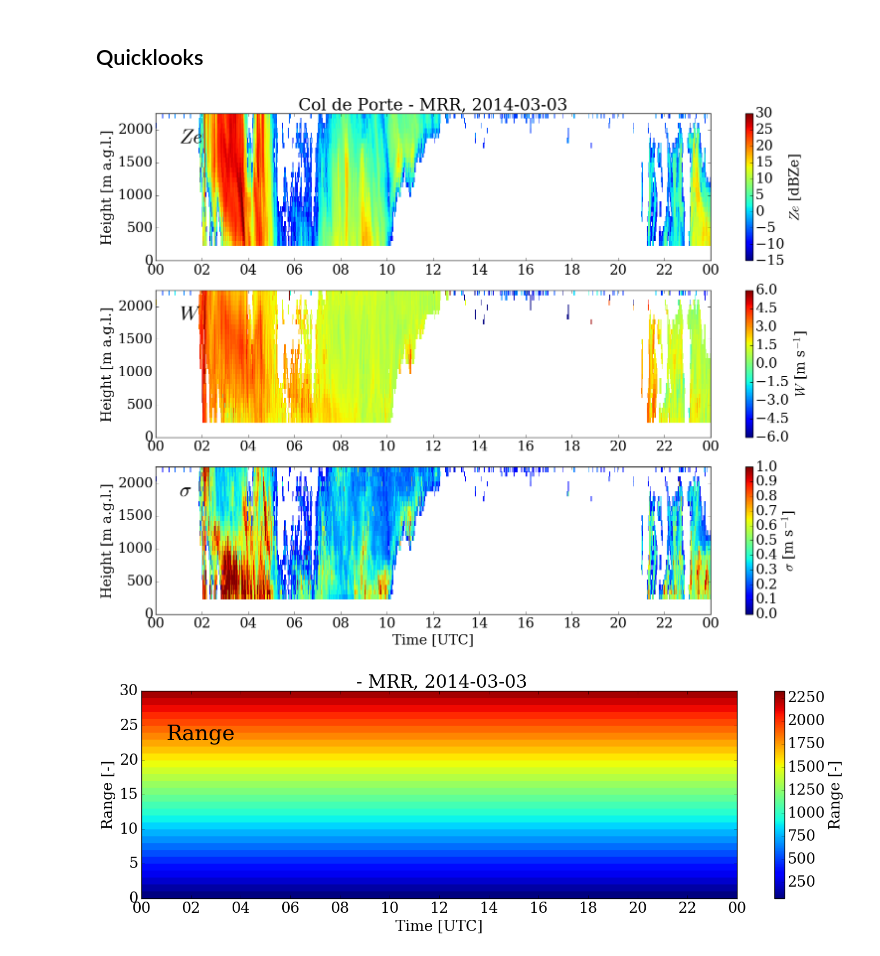
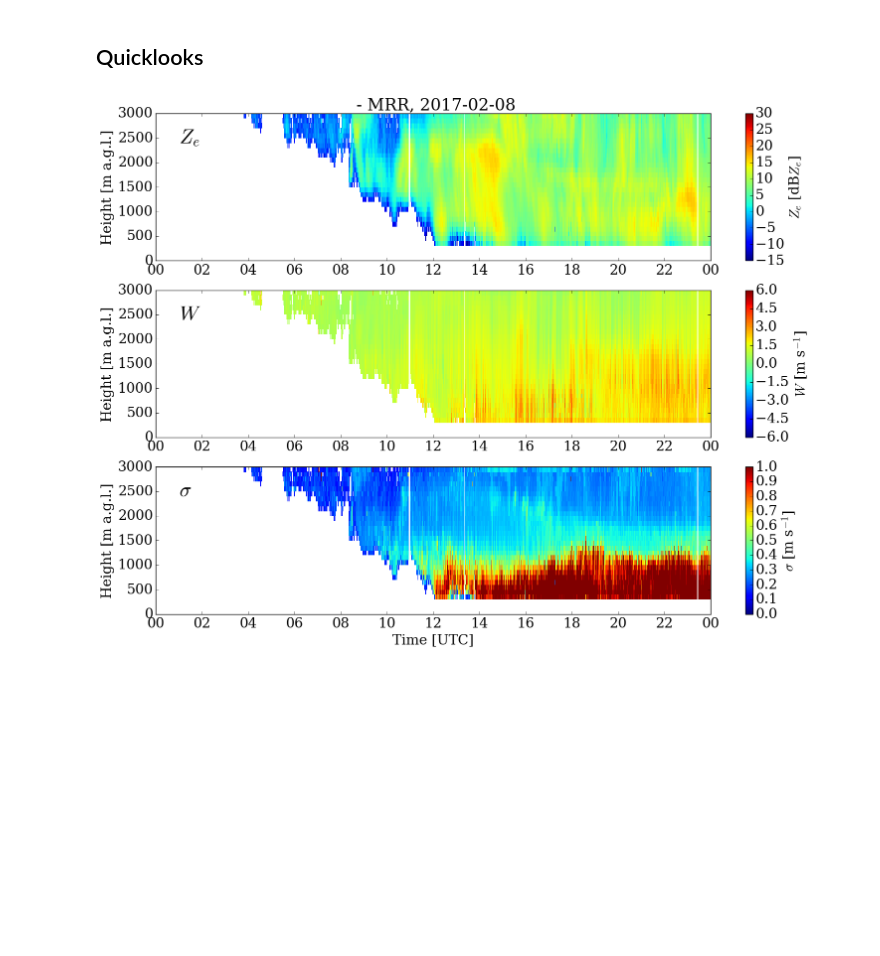
Before and after one commit to cduranalarcon/MRR_DDU, a Jupyter notebook: MRR_processing_test.ipynb, the cells around one changed output. Drawn from its saved outputs; the diff is of its cells as text; code cells hidden in the pictures; blank space fills up the shorter version.

```diff
--- a/MRR_processing_test.ipynb
+++ b/MRR_processing_test.ipynb
@@ -22,7 +22,7 @@ from MRR_functions import save_Time_integ
 from MRR_functions import densplot
 import time, warnings, pylab
 #warnings.filterwarnings("ignore") #Ignore IMProToo warmings
-Short_name_station = "Col de Porte" #Define folter station name
+Short_name_station = "DDU" #Define folter station name
 name_station = '_'.join(Short_name_station.split(' '))
 path = "Data/"+name_station+"/"
 
@@ -70,29 +86,28 @@ Raw file not found 2017/02/08
 # %% [markdown]
 ## Quicklooks
 # %%
-years =  [2014] # e.g.  [2014];  [2014,2015];  range(2014,2016)
-months = [3] # e.g.  [12];  [4,5,6];  range(1,13)
-days  = range(3,4)# e.g.  [1];  [1,2,4];  range(1,5)
+years =  [2017] # e.g.  [2014];  [2014,2015];  range(2014,2016)
+months = [2] # e.g.  [12];  [4,5,6];  range(1,13)
+days  = range(8,9)# e.g.  [1];  [1,2,4];  range(1,5)
 
 for year in years:
     for month in months:
         for day in days:
             file_in = path+"MK_processed/"+str(year)+str(month).zfill(2)+"/"+name_station+"_"+str(2014)+str(month).zfill(2)+str(day).zfill(2)+".nc"
             fig_out = path+"Plots/"+str(year)+str(month).zfill(2)+"/"+name_station+"_"+str(year)+str(month).zfill(2)+str(day).zfill(2)
 
             if (os.path.isfile(file_in) == True): #Processes the data only once
 
                 if (os.path.isfile(fig_out) == False):
 
                     if os.path.exists(os.path.dirname(fig_out)) == False: os.mkdir(os.path.dirname(fig_out))
 
                     MRRQlooks(file_in, fig_out,year, month, day, Ze_ranges = [-15, 30], W_ranges = [-6, 6], SW_ranges = [0, 1], format='png',dpi=300)
                     pylab.show()
 
                 else:
                     print "Figure ready "+str(year)+"/"+str(month).zfill(2)+"/"+str(day).zfill(2)
             else:
                 print "NetCDF file not found "+str(year)+"/"+str(month).zfill(2)+"/"+str(day).zfill(2)
 # %% [output]
-[figure, old version]
+[figure, new version]
-[figure, removed]
```
Also changed, not shown: parts of 1 cell of this notebook.
